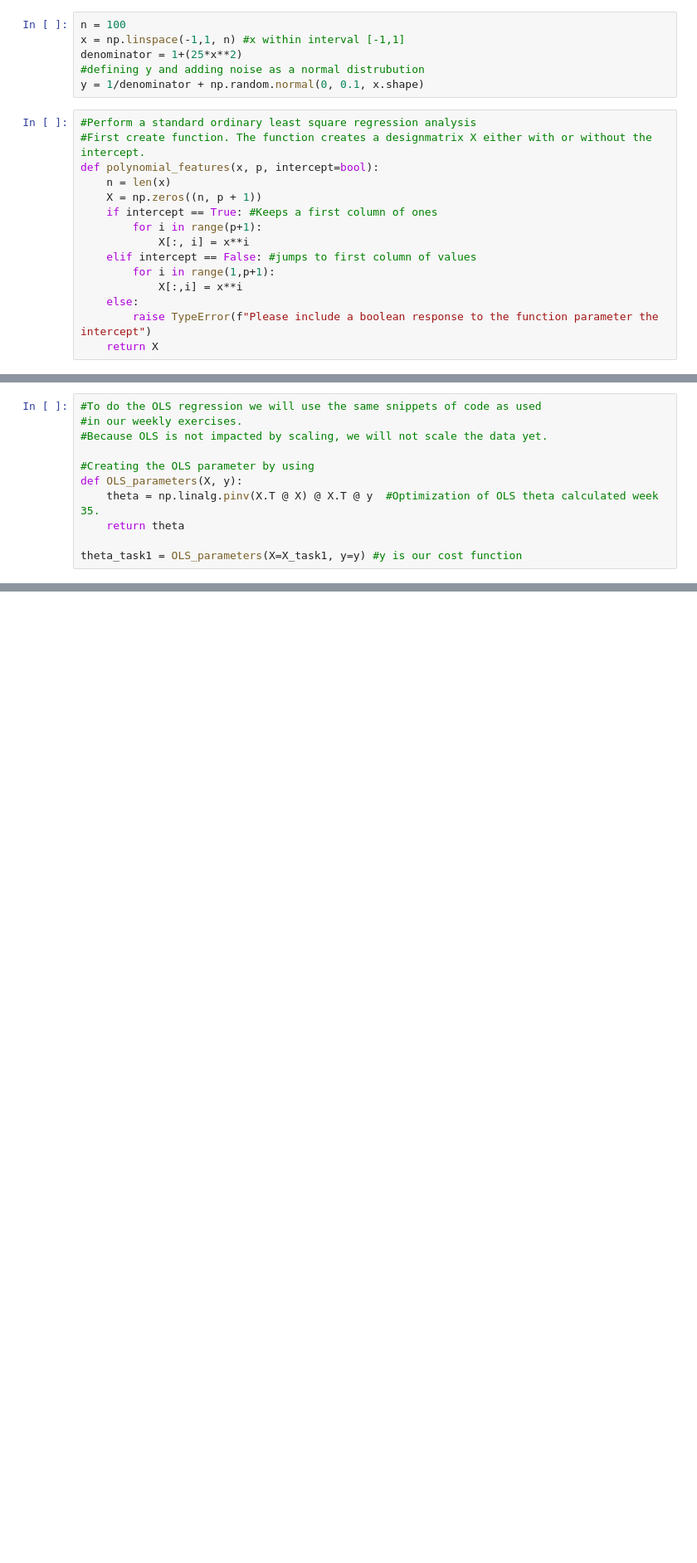
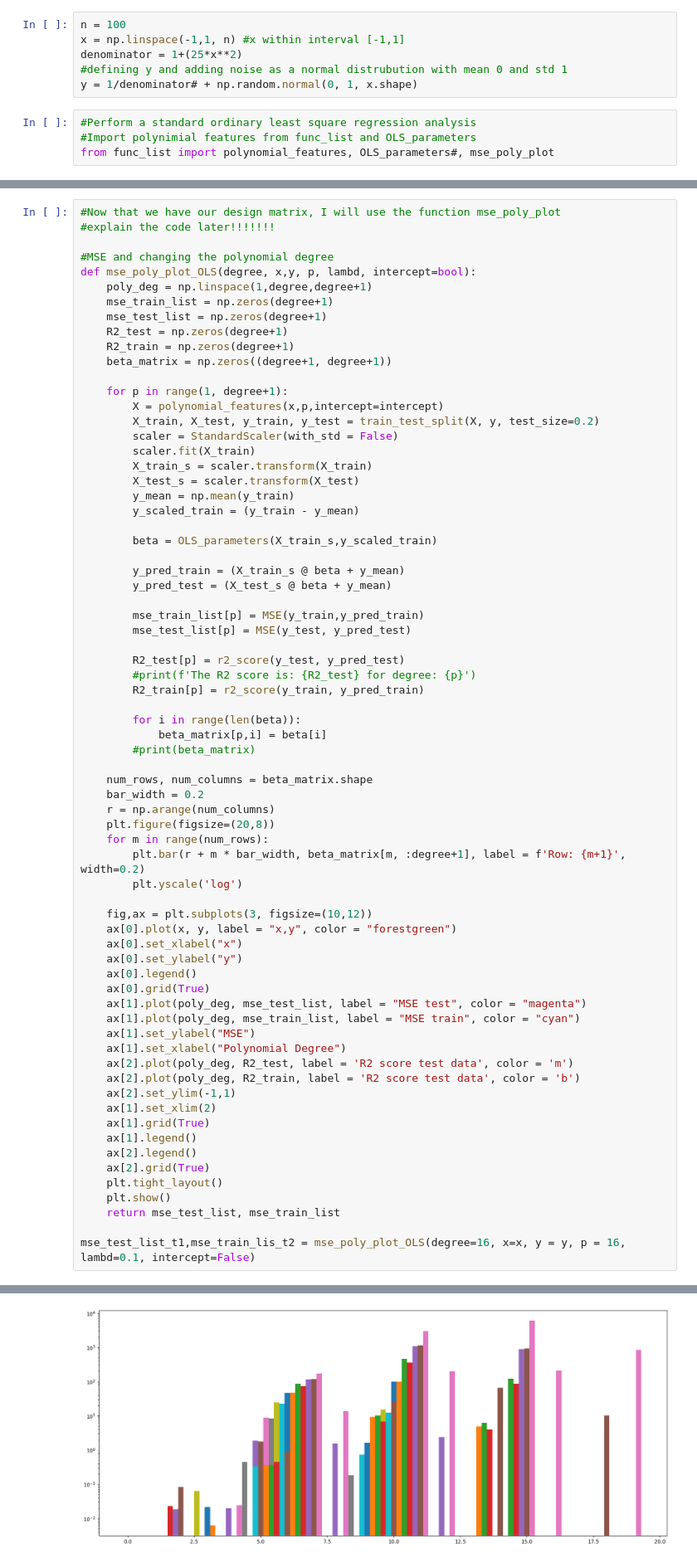
Before and after one commit to BirkS20/Project1_joint, a Jupyter notebook: malene_prover_seg_på_oppgaver_hun_ikke_blir_aa_faa_til_jeg_griner_vil_sove_men_er_stressa_buhu.ipynb, the cells around one changed output, grey strips where cells are left out. Shown: that part at 83% size. Saved outputs shown, nothing was run; the diff lists cells and outputs as text; blank space fills up the shorter version.

```diff
--- a/malene_prover_seg_på_oppgaver_hun_ikke_blir_aa_faa_til_jeg_griner_vil_sove_men_er_stressa_buhu.ipynb
+++ b/malene_prover_seg_på_oppgaver_hun_ikke_blir_aa_faa_til_jeg_griner_vil_sove_men_er_stressa_buhu.ipynb
@@ -14,21 +24,10 @@ import numpy as np
 n = 100
 x = np.linspace(-1,1, n) #x within interval [-1,1]
 denominator = 1+(25*x**2)
-#defining y and adding noise as a normal distrubution
-y = 1/denominator + np.random.normal(0, 0.1, x.shape)
+#defining y and adding noise as a normal distrubution with mean 0 and std 1
+y = 1/denominator# + np.random.normal(0, 1, x.shape)
 # %%
 #Perform a standard ordinary least square regression analysis
-#First create function. The function creates a designmatrix X either with or without the intercept.
-def polynomial_features(x, p, intercept=bool):
-    n = len(x)
-    X = np.zeros((n, p + 1))
-    if intercept == True: #Keeps a first column of ones
-        for i in range(p+1):
-            X[:, i] = x**i
-    elif intercept == False: #jumps to first column of values
-        for i in range(1,p+1):
-            X[:,i] = x**i
-    else:
-        raise TypeError(f"Please include a boolean response to the function parameter the intercept")
-    return X
+#Import polynimial features from func_list and OLS_parameters
+from func_list import polynomial_features, OLS_parameters#, mse_poly_plot
 # %%
@@ -55,12 +39,71 @@ print(X_task1)
 # %%
-#To do the OLS regression we will use the same snippets of code as used
-#in our weekly exercises.
-#Because OLS is not impacted by scaling, we will not scale the data yet.
+#Now that we have our design matrix, I will use the function mse_poly_plot
+#explain the code later!!!!!!!
 
-#Creating the OLS parameter by using
-def OLS_parameters(X, y):
-    theta = np.linalg.pinv(X.T @ X) @ X.T @ y  #Optimization of OLS theta calculated week 35.
-    return theta
+#MSE and changing the polynomial degree
+def mse_poly_plot_OLS(degree, x,y, p, lambd, intercept=bool):
+    poly_deg = np.linspace(1,degree,degree+1)
+    mse_train_list = np.zeros(degree+1)
+    mse_test_list = np.zeros(degree+1)
+    R2_test = np.zeros(degree+1)
+    R2_train = np.zeros(degree+1)
+    beta_matrix = np.zeros((degree+1, degree+1))
 
-theta_task1 = OLS_parameters(X=X_task1, y=y) #y is our cost function
+    for p in range(1, degree+1):
+        X = polynomial_features(x,p,intercept=intercept)
+        X_train, X_test, y_train, y_test = train_test_split(X, y, test_size=0.2)
+        scaler = StandardScaler(with_std = False)
+        scaler.fit(X_train)
+        X_train_s = scaler.transform(X_train)
+        X_test_s = scaler.transform(X_test)
+        y_mean = np.mean(y_train)
+        y_scaled_train = (y_train - y_mean)
+
+        beta = OLS_parameters(X_train_s,y_scaled_train)
+
+        y_pred_train = (X_train_s @ beta + y_mean)
+        y_pred_test = (X_test_s @ beta + y_mean)
+
+        mse_train_list[p] = MSE(y_train,y_pred_train)
+        mse_test_list[p] = MSE(y_test, y_pred_test)
+
+        R2_test[p] = r2_score(y_test, y_pred_test)
+        #print(f'The R2 score is: {R2_test} for degree: {p}')
+        R2_train[p] = r2_score(y_train, y_pred_train)
+
+        for i in range(len(beta)):
+            beta_matrix[p,i] = beta[i]
+        #print(beta_matrix)
+
+    num_rows, num_columns = beta_matrix.shape
+    bar_width = 0.2
+    r = np.arange(num_columns)
+    plt.figure(figsize=(20,8))
+    for m in range(num_rows):
+        plt.bar(r + m * bar_width, beta_matrix[m, :degree+1], label = f'Row: {m+1}', width=0.2)
+        plt.yscale('log')
+
+    fig,ax = plt.subplots(3, figsize=(10,12))
+    ax[0].plot(x, y, label = "x,y", color = "forestgreen")
+    ax[0].set_xlabel("x")
+    ax[0].set_ylabel("y")
+    ax[0].legend()
+    ax[0].grid(True)
+    ax[1].plot(poly_deg, mse_test_list, label = "MSE test", color = "magenta")
+    ax[1].plot(poly_deg, mse_train_list, label = "MSE train", color = "cyan")
+    ax[1].set_ylabel("MSE")
+    ax[1].set_xlabel("Polynomial Degree")
+    ax[2].plot(poly_deg, R2_test, label = 'R2 score test data', color = 'm')
+    ax[2].plot(poly_deg, R2_train, label = 'R2 score test data', color = 'b')
+    ax[2].set_ylim(-1,1)
+    ax[1].set_xlim(2)
+    ax[1].grid(True)
+    ax[1].legend()
+    ax[2].legend()
+    ax[2].grid(True)
+    plt.tight_layout()
+    plt.show()
+    return mse_test_list, mse_train_list
+
+mse_test_list_t1,mse_train_lis_t2 = mse_poly_plot_OLS(degree=16, x=x, y = y, p = 16, lambd=0.1, intercept=False)
 # %% [output]
@@ -67,0 +110 @@ theta_task1 = OLS_parameters(X=X_task1, y=y) #y is our cost function
+[figure, added]
```
Also changed, not shown: parts of 3 cells of this notebook, 1 other file.
